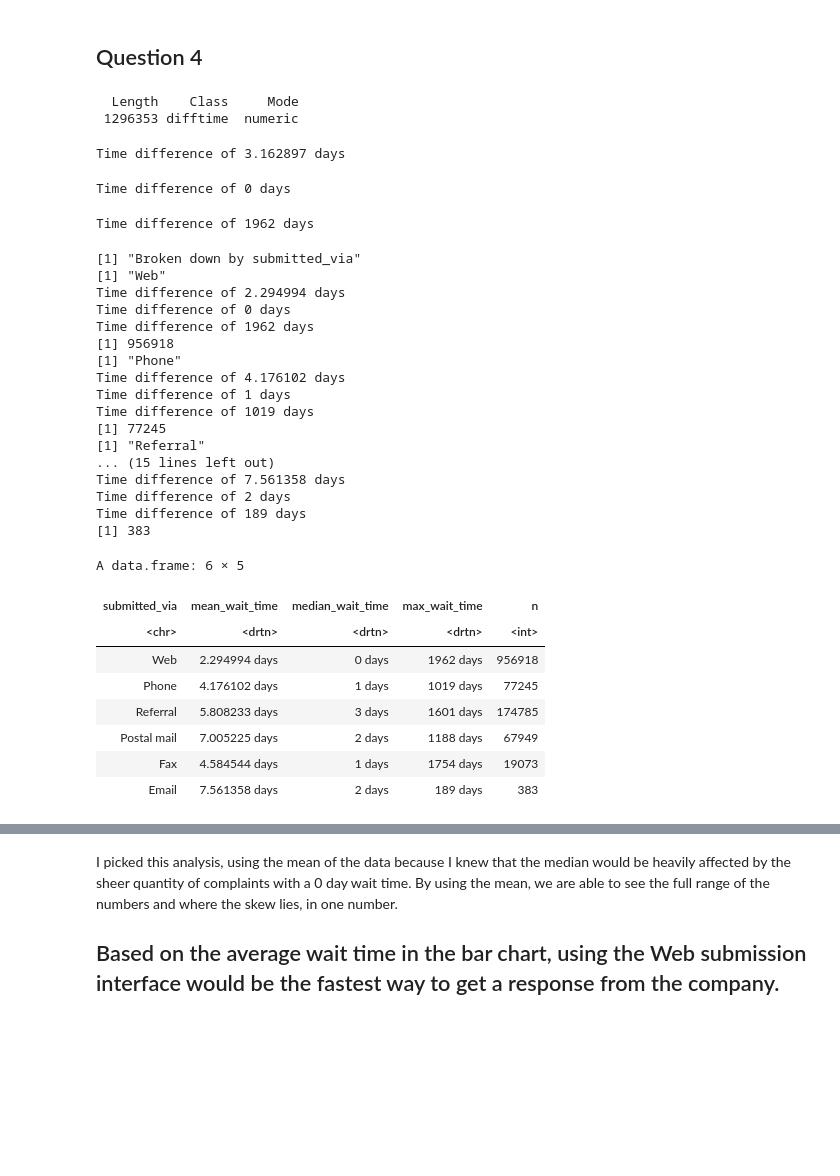
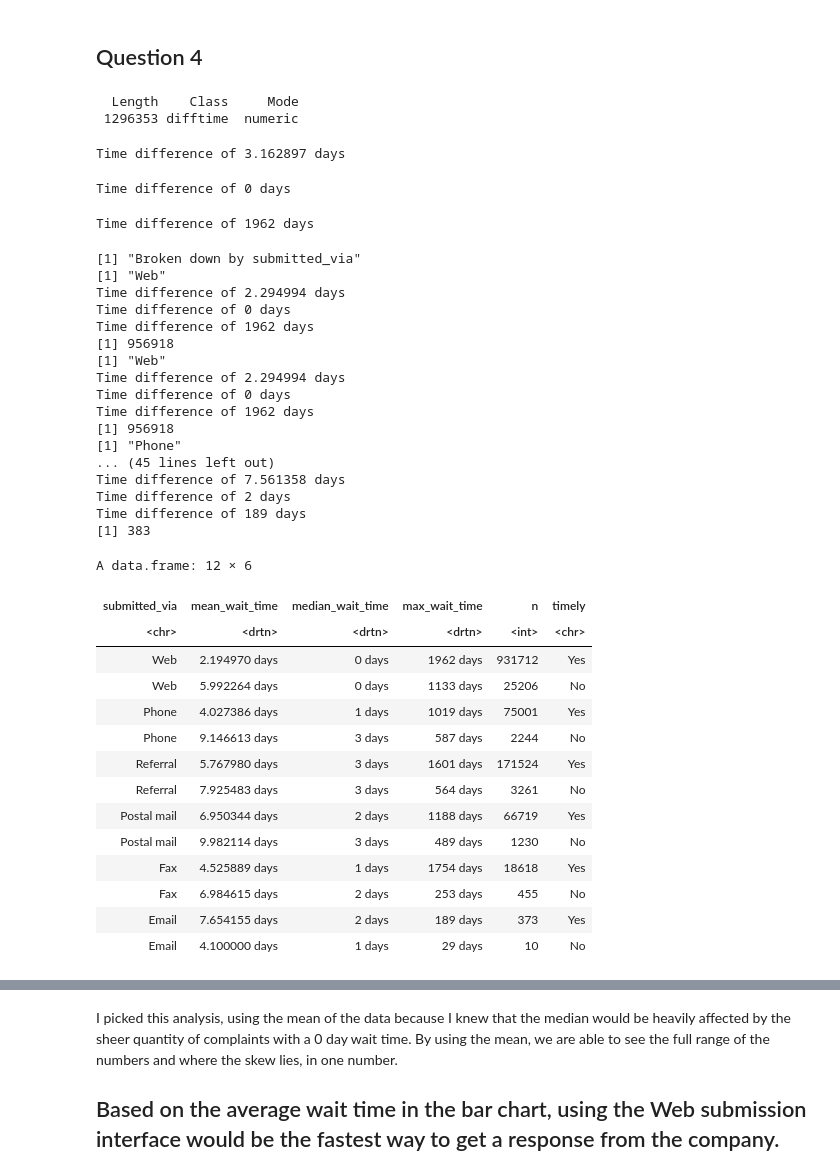
Before and after one commit to dwijenchawra/tdm202, a Jupyter notebook: project12/dwijen-chawra-project12.ipynb, the cells around one changed output, grey strips where cells are left out. Cells and saved outputs as stored; diff of their text form; code cells hidden in the pictures; blank space fills up the shorter version.

```diff
--- a/project12/dwijen-chawra-project12.ipynb
+++ b/project12/dwijen-chawra-project12.ipynb
@@ -100,59 +100,70 @@ summary(dat$wait_time)
 mean(dat$wait_time)
 median(dat$wait_time)
 max(dat$wait_time)
 
 print("Broken down by submitted_via")
 wait_time_stats <- data.frame()
 
 for (cat in unique(dat$submitted_via)) {
-    print(cat)
-    print(mean(dat[dat$submitted_via == cat,]$wait_time))
-    print(median(dat[dat$submitted_via == cat,]$wait_time))
-    print(max(dat[dat$submitted_via == cat,]$wait_time))
-    print(nrow(dat[dat$submitted_via == cat,]))
+    for (timely in unique(dat$timely_response)) {
+        print(cat)
+        print(mean(dat[dat$submitted_via == cat,]$wait_time))
+        print(median(dat[dat$submitted_via == cat,]$wait_time))
+        print(max(dat[dat$submitted_via == cat,]$wait_time))
+        print(nrow(dat[dat$submitted_via == cat,]))
 
-    temp <- data.frame(submitted_via = cat,
-                       mean_wait_time = mean(dat[dat$submitted_via == cat,]$wait_time),
-                       median_wait_time = median(dat[dat$submitted_via == cat,]$wait_time),
-                       max_wait_time = max(dat[dat$submitted_via == cat,]$wait_time),
-                       n = nrow(dat[dat$submitted_via == cat,]))
-    wait_time_stats <- rbind(wait_time_stats, temp)
+        timely_df <- dat[dat$submitted_via == cat & dat$timely_response == timely,]
+
+        temp <- data.frame(submitted_via = cat,
+                        mean_wait_time = mean(timely_df$wait_time),
+                        median_wait_time = median(timely_df$wait_time),
+                        max_wait_time = max(timely_df$wait_time),
+                        n = nrow(timely_df),
+                        timely = timely)
+        wait_time_stats <- rbind(wait_time_stats, temp)
+    }
 }
 
 
 wait_time_stats
 # %% [output]
   Length    Class     Mode
  1296353 difftime  numeric
 Time difference of 3.162897 days
 Time difference of 0 days
 Time difference of 1962 days
 [1] "Broken down by submitted_via"
 [1] "Web"
 Time difference of 2.294994 days
 Time difference of 0 days
 Time difference of 1962 days
 [1] 956918
+[1] "Web"
+Time difference of 2.294994 days
+Time difference of 0 days
+Time difference of 1962 days
+[1] 956918
 [1] "Phone"
-Time difference of 4.176102 days
-Time difference of 1 days
-Time difference of 1019 days
-[1] 77245
-[1] "Referral"
-... (15 lines left out)
+... (45 lines left out)
 Time difference of 7.561358 days
 Time difference of 2 days
 Time difference of 189 days
 [1] 383
-A data.frame: 6 × 5
+A data.frame: 12 × 6
-| submitted_via | mean_wait_time | median_wait_time | max_wait_time | n |
-| <chr> | <drtn> | <drtn> | <drtn> | <int> |
-| Web | 2.294994 days | 0 days | 1962 days | 956918 |
-| Phone | 4.176102 days | 1 days | 1019 days | 77245 |
-| Referral | 5.808233 days | 3 days | 1601 days | 174785 |
-| Postal mail | 7.005225 days | 2 days | 1188 days | 67949 |
-| Fax | 4.584544 days | 1 days | 1754 days | 19073 |
-| Email | 7.561358 days | 2 days | 189 days | 383 |
+| submitted_via | mean_wait_time | median_wait_time | max_wait_time | n | timely |
+| <chr> | <drtn> | <drtn> | <drtn> | <int> | <chr> |
+| Web | 2.194970 days | 0 days | 1962 days | 931712 | Yes |
+| Web | 5.992264 days | 0 days | 1133 days | 25206 | No |
+| Phone | 4.027386 days | 1 days | 1019 days | 75001 | Yes |
+| Phone | 9.146613 days | 3 days | 587 days | 2244 | No |
+| Referral | 5.767980 days | 3 days | 1601 days | 171524 | Yes |
+| Referral | 7.925483 days | 3 days | 564 days | 3261 | No |
+| Postal mail | 6.950344 days | 2 days | 1188 days | 66719 | Yes |
+| Postal mail | 9.982114 days | 3 days | 489 days | 1230 | No |
+| Fax | 4.525889 days | 1 days | 1754 days | 18618 | Yes |
+| Fax | 6.984615 days | 2 days | 253 days | 455 | No |
+| Email | 7.654155 days | 2 days | 189 days | 373 | Yes |
+| Email | 4.100000 days | 1 days | 29 days | 10 | No |
 # %%
 wait_time_bar <- ggplot(wait_time_stats, aes(x = reorder(submitted_via, mean_wait_time, ), y = mean_wait_time)) +
   geom_bar(stat = "identity") +
```
Also changed, not shown: parts of 3 cells of this notebook.
